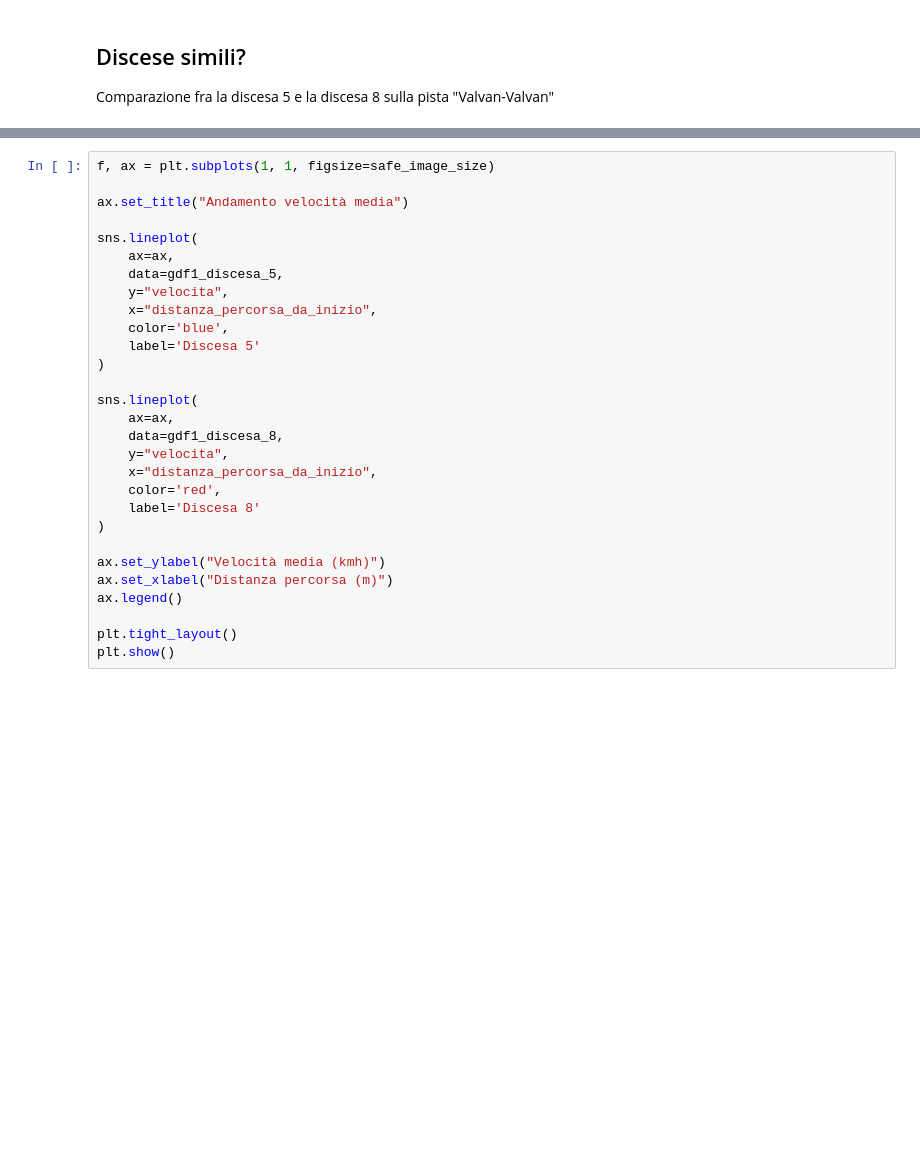
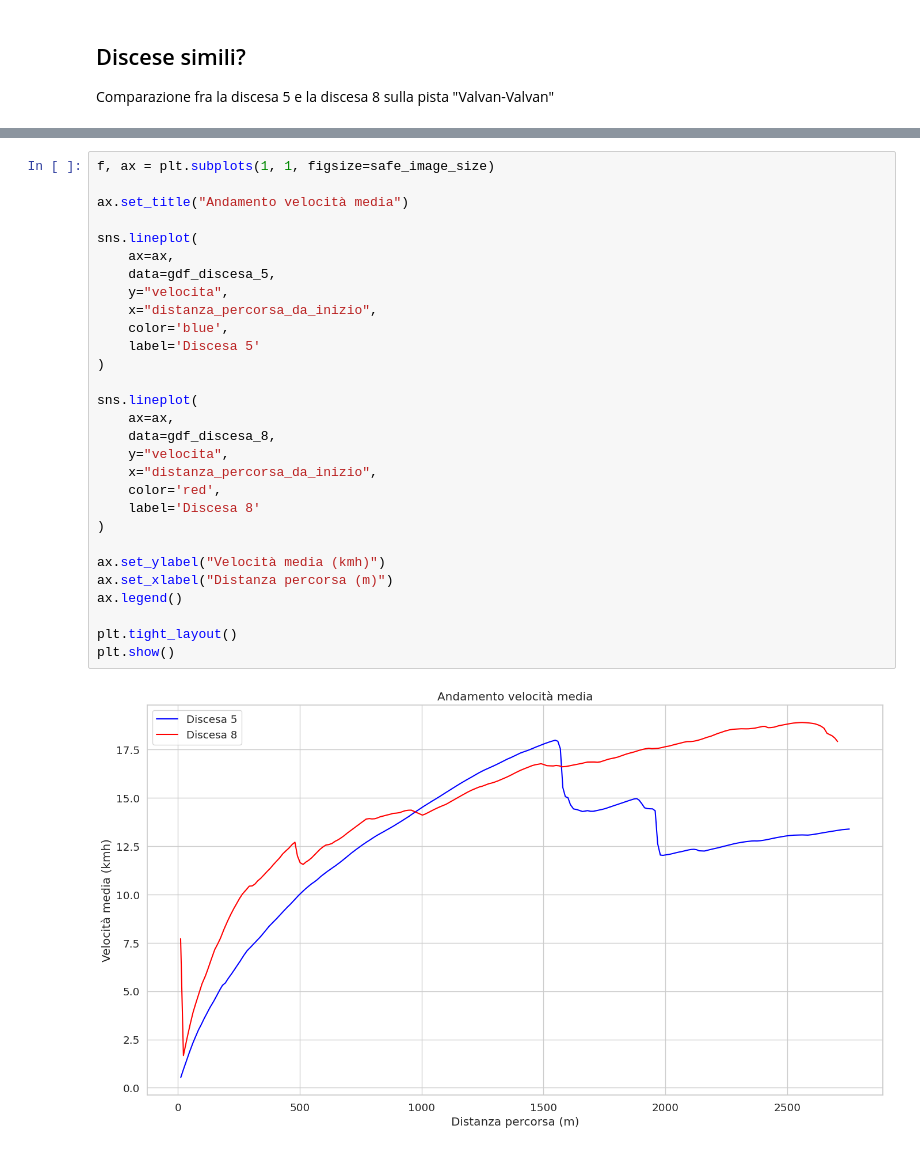
Before and after one commit to thomasmassarutto/DataSlopes, a Jupyter notebook: DataSlopes.ipynb, the cells around one changed output, grey strips where cells are left out. Cells and saved outputs as stored; diff of their text form; blank space fills up the shorter version.

```diff
--- a/DataSlopes.ipynb
+++ b/DataSlopes.ipynb
@@ -870,29 +870,31 @@ plt.show()
 # %%
 f, ax = plt.subplots(1, 1, figsize=safe_image_size)
 
 ax.set_title("Andamento velocità media")
 
 sns.lineplot(
     ax=ax,
-    data=gdf1_discesa_5,
+    data=gdf_discesa_5,
     y="velocita",
     x="distanza_percorsa_da_inizio",
     color='blue',
     label='Discesa 5'
 )
 
 sns.lineplot(
     ax=ax,
-    data=gdf1_discesa_8,
+    data=gdf_discesa_8,
     y="velocita",
     x="distanza_percorsa_da_inizio",
     color='red',
     label='Discesa 8'
 )
 
 ax.set_ylabel("Velocità media (kmh)")
 ax.set_xlabel("Distanza percorsa (m)")
 ax.legend()
 
 plt.tight_layout()
 plt.show()
+# %% [output]
+[figure, added]
```
Also changed, not shown: parts of 2 cells of this notebook.
